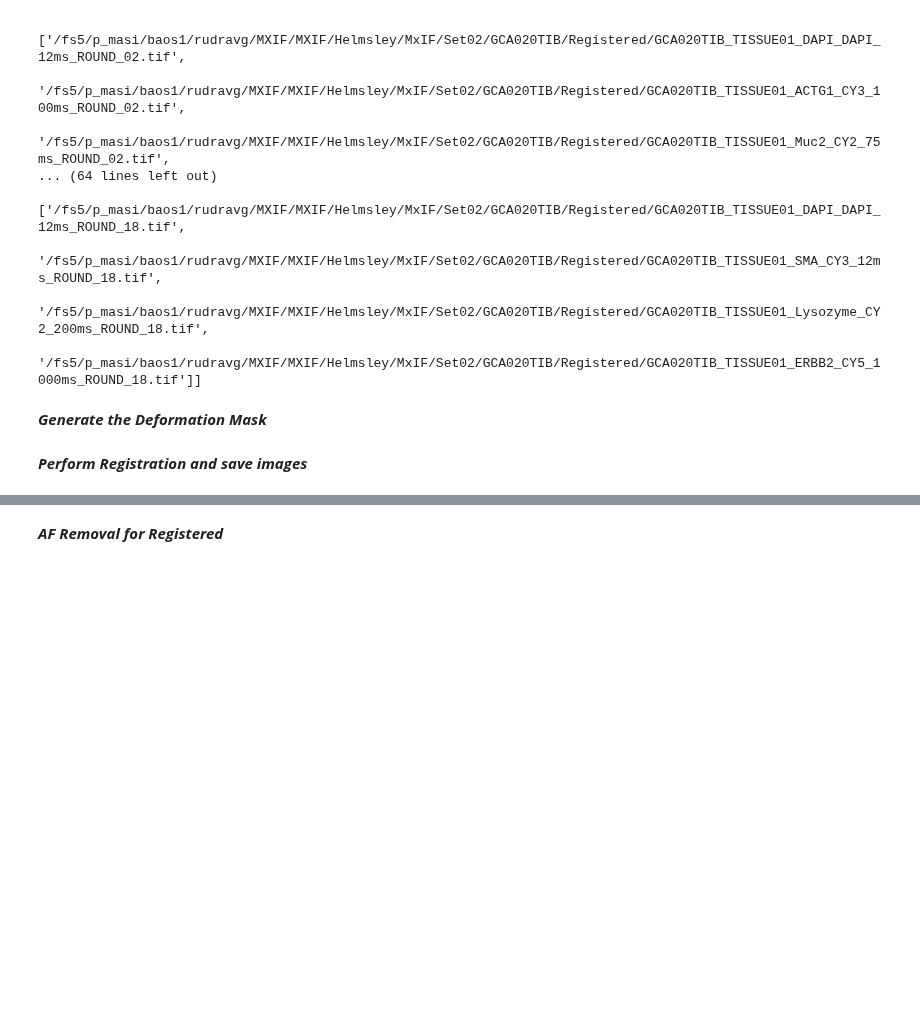
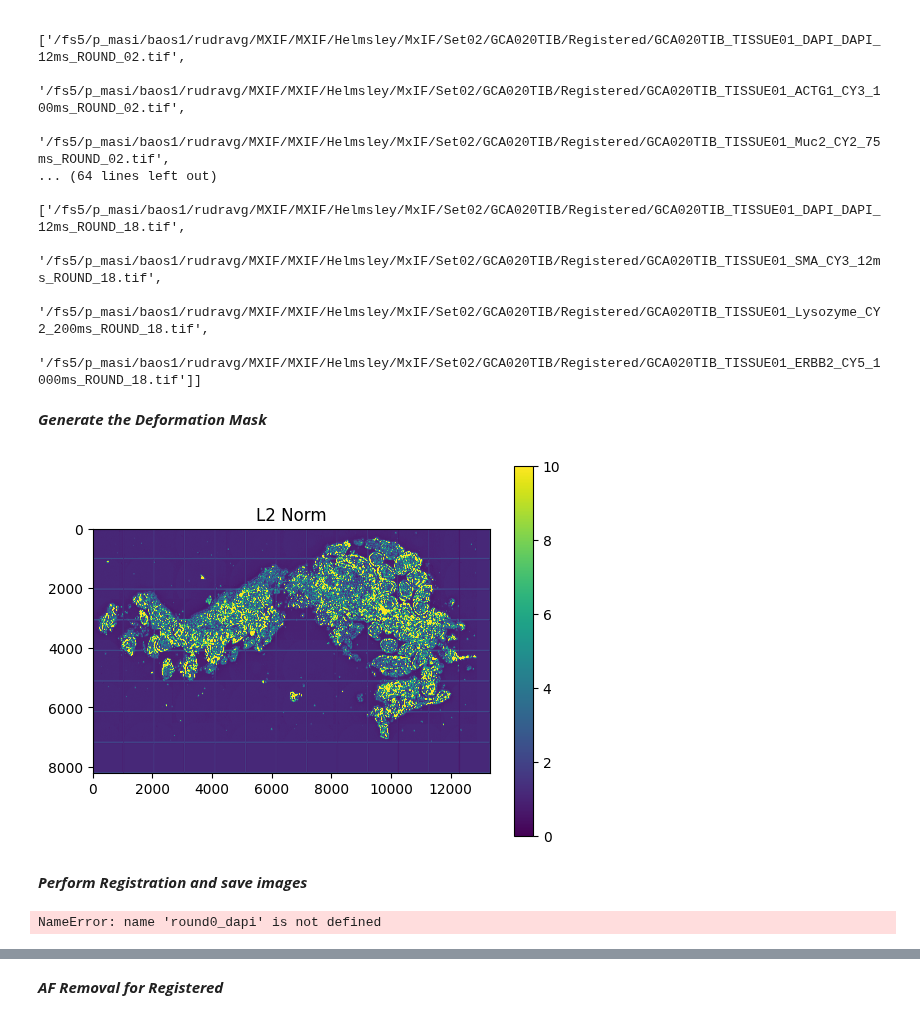
Before and after one commit to MASILab/DAPI_RegNet, a Jupyter notebook: vxl_morph/voxelmorph-dev/011_putting_everything_together.ipynb, the cells around one changed output, grey strips where cells are left out. Drawn from its saved outputs; the diff is of its cells as text; code cells hidden in the pictures; blank space fills up the shorter version.

```diff
--- a/vxl_morph/voxelmorph-dev/011_putting_everything_together.ipynb
+++ b/vxl_morph/voxelmorph-dev/011_putting_everything_together.ipynb
@@ -101,16 +102,18 @@ L2_norm=Utils_v2.L2_norm_mask(round0_dapi_for_composition,round_last_dapi_for_co
 # %%
 plt.figure()
 
 # Display the L2 norm
-plt.imshow(L2_norm, cmap='viridis',vmin=0,vmax=5)
+plt.imshow(L2_norm, cmap='viridis',vmin=0,vmax=10)
 
 # Add a colorbar
 plt.colorbar()
 
 # Set the title
 plt.title('L2 Norm')
 # Show the plot
 plt.show()
+# %% [output]
+[figure, added]
 # %%
 mask = L2_norm > 10
 
@@ -118,4 +121,13 @@ mask_image = (mask * 255).astype(np.uint8)
 mask_image = mask_image[:original_height, :original_width]
 # %% [markdown]
 ***Perform Registration and save images***
+# %%
+height1,width1=round0_dapi.shape
+pad_height=height1-mask_image.shape[0]
+pad_width=width1-mask_image.shape[1]
+
+mask_image=np.pad(mask_image,((0,pad_height),(0,pad_width)))
+round0_dapi[mask_image == 255] = 0
+# %% [output]
+NameError: name 'round0_dapi' is not defined
 # %%
```
Also changed, not shown: parts of 15 cells of this notebook, 1 other file.
